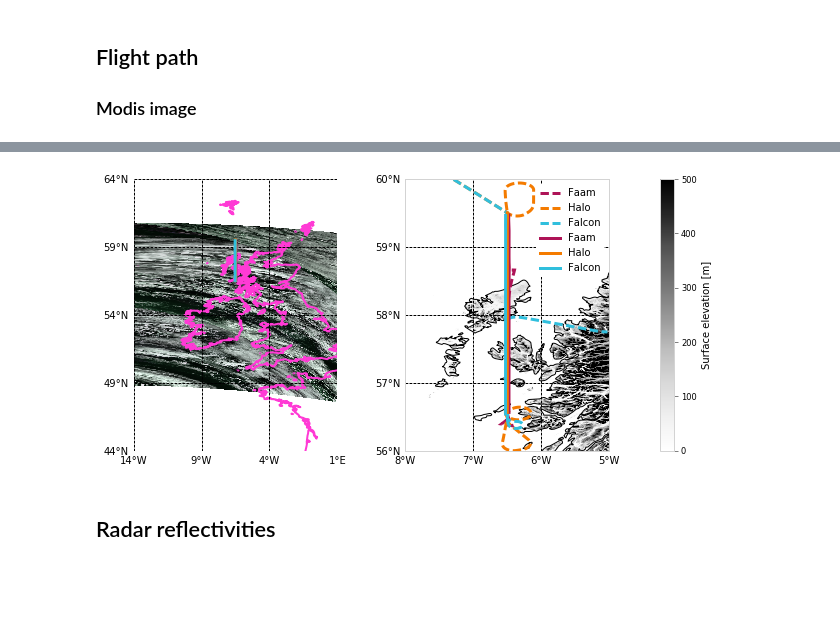
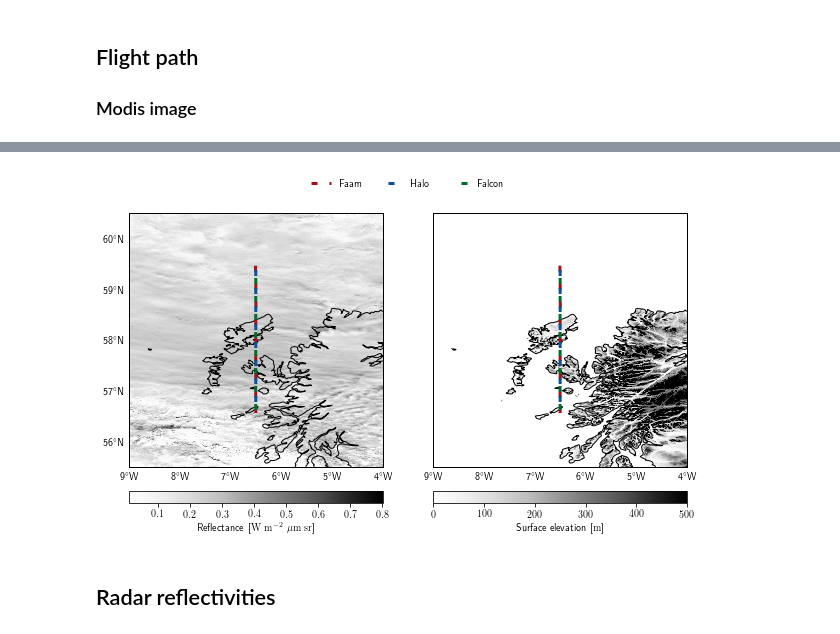
Before and after one commit to simonpf/ismar_combined, a Jupyter notebook: notebooks/overview.ipynb, the cells around one changed output, grey strips where cells are left out. Cells and saved outputs as stored; diff of their text form; code cells hidden in the pictures; blank space fills up the shorter version.

Commit message:
Work on joint flight retrievals.

```diff
--- a/notebooks/overview.ipynb
+++ b/notebooks/overview.ipynb
@@ -84,0 +44,18 @@ plt.plot(lats)
+# %%
+x = np.arange(modis_lat.shape[0])
+y = np.arange(modis_lat.shape[1])
+f_lat = RegularGridInterpolator([x, y] , modis_lat)
+xf = np.linspace(0, modis_lat.shape[0] -1, modis_r.shape[0])
+yf = np.linspace(0, modis_lat.shape[1] -1, modis_r.shape[1])
+xf, yf = np.meshgrid(xf, yf)
+modis_lat_f = f_lat(np.hstack([xf.reshape(-1, 1), yf.reshape(-1, 1)]))
+modis_lat_f = modis_lat_f.reshape(modis_r.shape, order = "F")
+
+x = np.arange(modis_lon.shape[0])
+y = np.arange(modis_lon.shape[1])
+f_lon = RegularGridInterpolator([x, y] , modis_lon)
+xf = np.linspace(0, modis_lon.shape[0] -1, modis_r.shape[0])
+yf = np.linspace(0, modis_lon.shape[1] -1, modis_r.shape[1])
+xf, yf = np.meshgrid(xf, yf)
+modis_lon_f = f_lon(np.hstack([xf.reshape(-1, 1), yf.reshape(-1, 1)]))
+modis_lon_f = modis_lon_f.reshape(modis_r.shape, order = "F")
@@ -141,87 +155,93 @@ from matplotlib.colors     import Normalize
 from cartopy.mpl.gridliner import LONGITUDE_FORMATTER, LATITUDE_FORMATTER
 from matplotlib.gridspec import GridSpec
 
-gs = GridSpec(1, 3, width_ratios = [1.0, 1.0, 0.06], hspace = 0.25)
-fig = plt.figure(figsize = (10, 5))
+gs = GridSpec(3, 2, width_ratios = [1.0, 1.0], height_ratios = [0.05, 1.0, 0.05], hspace = 0.25)
+fig = plt.figure(figsize = (10, 6))
 
 #
 # MODIS image
 #
 
-ax  = fig.add_subplot(gs[0], projection = ccrs.PlateCarree())
-m, n, _ = modis_img.shape
-cs = np.zeros((m * n, 3))
-cs[:, 0] = modis_img[:, :, 0].ravel()
-cs[:, 1] = modis_img[:, :, 1].ravel()
-cs[:, 2] = modis_img[:, :, 2].ravel()
+ax  = fig.add_subplot(gs[1, 0], projection = ccrs.PlateCarree())
 
-ax.plot(ismar.lon + 0.025, ismar.lat, lw = 3, label = "Faam", c = c1)
-ax.plot(hamp.lon, hamp.lat, label = "Halo", lw = 3, c = c2)
-ax.plot(rasta.lon - 0.025, rasta.lat, label = "Falcon", lw = 3, c = c3)
+handles = []
+handles += ax.plot(ismar.lon, ismar.lat, lw = 3, label = "Faam", c = c1, ls = (0, (2, 4)))
+handles += ax.plot(hamp.lon, hamp.lat, label = "Halo", lw = 3, c = c2, ls = (0, (0, 2, 2, 2)))
+handles += ax.plot(rasta.lon, rasta.lat, label = "Falcon", lw = 3, c = c3, ls = (0, (0, 4, 2, 0)))
 
-ls = ax.coastlines(resolution = "10m", lw = 2, color = "C4")
-img = ax.pcolormesh(lons, lats, lats, color = cs)
-img.set_array(None)
+ls = ax.coastlines(resolution = "10m", lw = 1)
+img = ax.pcolormesh(modis_lon_f, modis_lat_f, modis_r, cmap = "Greys")
 
-ax.set_xlim([-14, 1])
-ax.set_ylim([53, 62])
-ax.set_xlim([-14.0001, 1.0001])
-ax.set_ylim([43.999, 64.0001])
+ax.set_xlim([-9.0001, -3.9999])
+ax.set_ylim([55.4999, 60.5001])
 gl = ax.gridlines(crs=ccrs.PlateCarree(), draw_labels=True,
-                  linewidth=1, color='black', linestyle='--')
-gl.xlocator   = mticker.FixedLocator(np.linspace(-14, 1, 4))
+                  linewidth=0, color='black', linestyle='--')
+gl.xlocator   = mticker.FixedLocator(np.linspace(-9, -4, 6))
 gl.xformatter = LONGITUDE_FORMATTER
-gl.ylocator   = mticker.FixedLocator(np.linspace(44, 64, 5))
+gl.ylocator   = mticker.FixedLocator(np.linspace(55, 61, 7))
 gl.yformatter = LATITUDE_FORMATTER
 gl.ylabels_right = False
 gl.xlabels_top   = False
+
+# Colorbar
+ax = plt.subplot(gs[2, 0])
+plt.colorbar(img, cax = ax, orientation = "horizontal",
+             label = r"Reflectance [$\unit{W\ m^{-2}\ \mu m\ sr}$]")
+
 
 #
 # Topography
 #
 
 c1 = "C0"
 c2 = "C1"
 c3 = "C2"
 
-ax  = fig.add_subplot(gs[1], projection = ccrs.PlateCarree())
+ax  = fig.add_subplot(gs[1, 1], projection = ccrs.PlateCarree())
 ax._hold = True
-ax.plot(ismar.lon_e, ismar.lat_e, lw = 3, label = "Faam", c = c1, ls = "--")
-ax.plot(hamp.lon_e, hamp.lat_e, label = "Halo", lw = 3, c = c2, ls = "--")
-ax.plot(rasta.lon_e, rasta.lat_e, label = "Falcon", lw = 3, c = c3, ls = "--")
-ax.plot(ismar.lon + 0.025, ismar.lat, lw = 3, label = "Faam", c = c1)
-ax.plot(hamp.lon, hamp.lat, label = "Halo", lw = 3, c = c2)
-ax.plot(rasta.lon - 0.025, rasta.lat, label = "Falcon", lw = 3, c = c3)
+handles = []
+handles += ax.plot(ismar.lon, ismar.lat, lw = 3, label = "Faam", c = c1,   ls = (0, (2, 4))      )
+handles += ax.plot(hamp.lon, hamp.lat, label = "Halo", lw = 3, c = c2,     ls = (0, (0, 2, 2, 2)))
+handles += ax.plot(rasta.lon, rasta.lat, label = "Falcon", lw = 3, c = c3, ls = (0, (0, 4, 2, 0)))
+
 
 gl = ax.gridlines(crs=ccrs.PlateCarree(), draw_labels=True,
-                  linewidth=1, color='black', linestyle='--')
-gl.xlocator   = mticker.FixedLocator(np.linspace(-8, -5, 4))
+                  linewidth=0, color='black', linestyle='--')
+gl.xlocator   = mticker.FixedLocator(np.linspace(-9, -4, 6))
 gl.xformatter = LONGITUDE_FORMATTER
-gl.ylocator   = mticker.FixedLocator(np.linspace(56, 60, 5))
+gl.ylocator   = mticker.FixedLocator(np.linspace(55, 61, 7))
 gl.yformatter = LATITUDE_FORMATTER
+gl.ylabels_left = False
 gl.ylabels_right = False
 gl.xlabels_top   = False
 
 ax.coastlines(resolution = "10m", linewidth = 1)
 
 norm = Normalize(vmin = 0, vmax = 500)
 img = ax.pcolormesh(dem.lon[::2], dem.lat[::2], dem.z[::2, ::2],
               norm = norm,
               cmap = "Greys")
 
-ax.set_xlim([-8.0001, -4.9999])
-ax.set_ylim([55.9999, 60.0001])
-ax.legend()
+ax.set_xlim([-9.0001, -3.9999])
+ax.set_ylim([55.4999, 60.5001])
 
 for s in ax.spines:
     ax.spines[s].set_visible(True)
 
-fig.colorbar(img, label = "Surface elevation [m]", cax = plt.subplot(gs[2]))
+ax = plt.subplot(gs[0, :])
+ax.set_axis_off()
+labels = ["Faam", "Halo", "Falcon"]
+ax.legend(handles = handles, labels = labels, loc = "center", ncol = 3)
+
+
+# Colorbar
+fig.colorbar(img, label = r"Surface elevation [$\unit{m}$]", orientation = "horizontal",
+             cax = plt.subplot(gs[2, 1]))
 
 plt.tight_layout()
-fig.savefig("../plots/flight_paths.png")
+fig.savefig("../plots/flight_paths.png", dpi = 300)
 # %% [output]
-[figure, old version]
+[figure, new version]
 # %% [markdown]
 ## Radar reflectivities
 # %%
```
Also changed, not shown: parts of 10 cells of this notebook, 14 other files.
